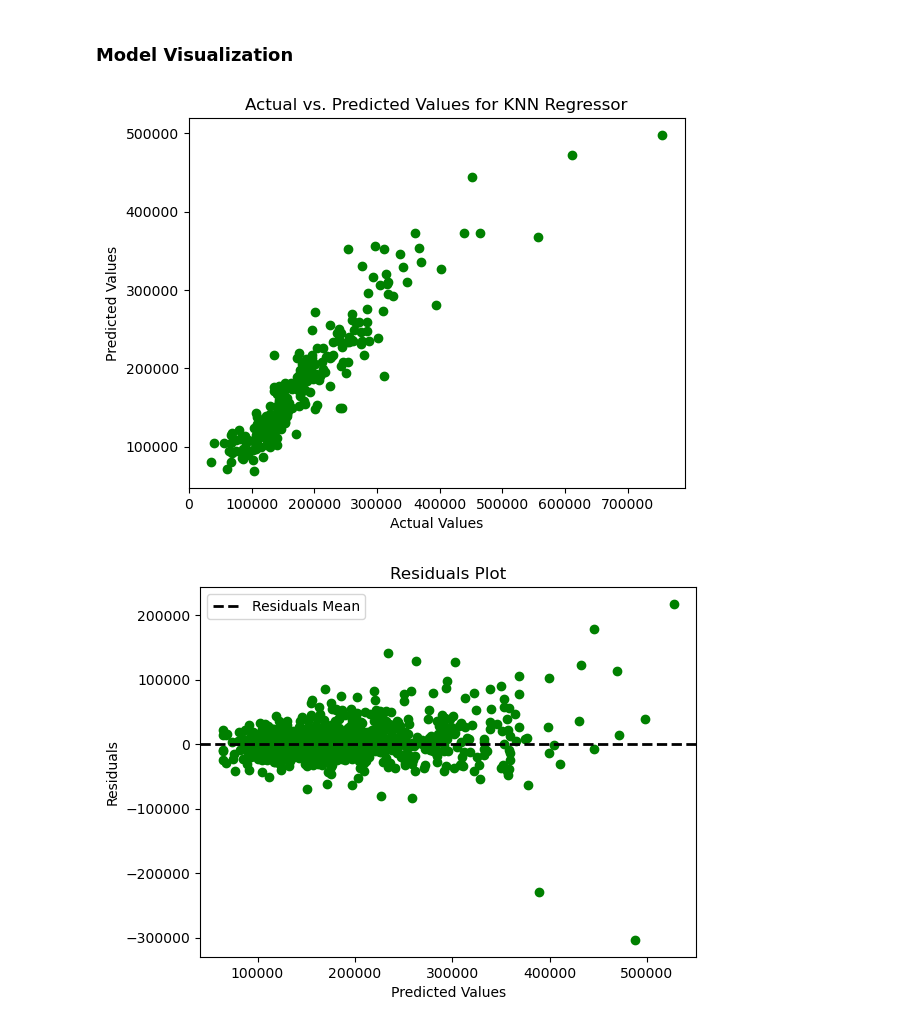
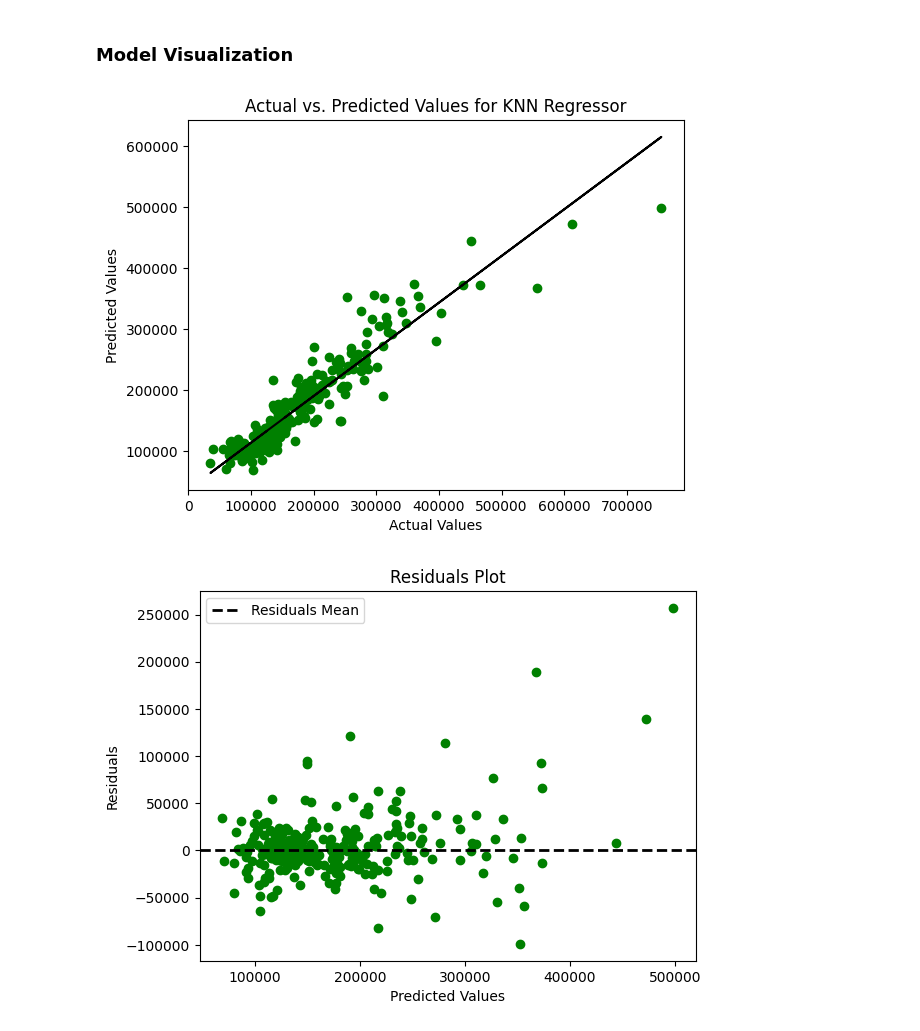
Before and after one commit to gimmeursocks/UTKFaceClassifier, a Jupyter notebook: Houses_Regression.ipynb, the cells around one changed output. Cells and saved outputs as stored; diff of their text form; code cells hidden in the pictures.

```diff
--- a/Houses_Regression.ipynb
+++ b/Houses_Regression.ipynb
@@ -434,22 +444,25 @@ y_pred = best_knn.predict(X_test)
 # Scatter plot
 plt.scatter(y_test, y_pred, color='green')
 
+m,b = np.polyfit(y_test, y_pred, 1)
+plt.plot(y_test, m*y_test+b, color='black')
+
 plt.xlabel('Actual Values')
 plt.ylabel('Predicted Values')
 plt.title('Actual vs. Predicted Values for KNN Regressor')
 plt.show()
 # %% [output]
-[figure, old version]
+[figure, new version]
 # %%
-residuals = y_train - best_knn.predict(X_train)
+residuals = y_test - best_knn.predict(X_test)
 
-plt.scatter(best_knn.predict(X_train), residuals, color='green')
+plt.scatter(best_knn.predict(X_test), residuals, color='green')
 plt.axhline(y=0, color='black', linestyle='--', linewidth=2, label='Residuals Mean')
 
 plt.xlabel('Predicted Values')
 plt.ylabel('Residuals')
 plt.title('Residuals Plot')
 plt.legend()
 plt.show()
 # %% [output]
-[figure, old version]
+[figure, new version]
```
Also changed, not shown: parts of 11 cells of this notebook, 2 other files.
